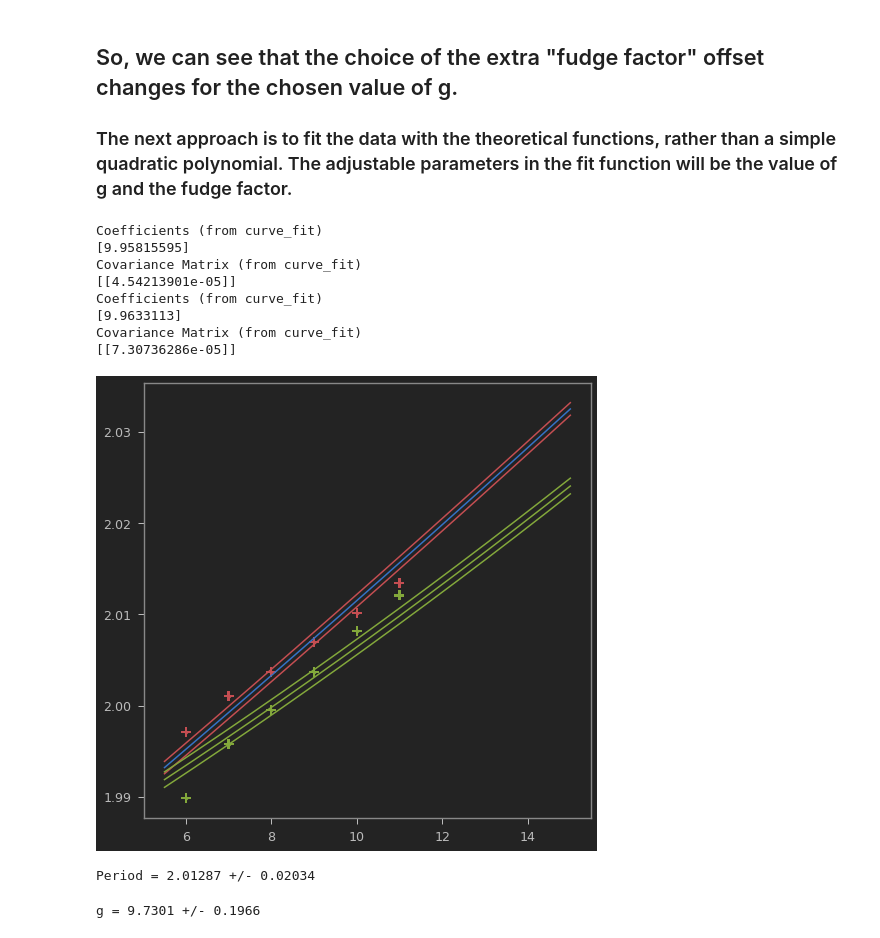
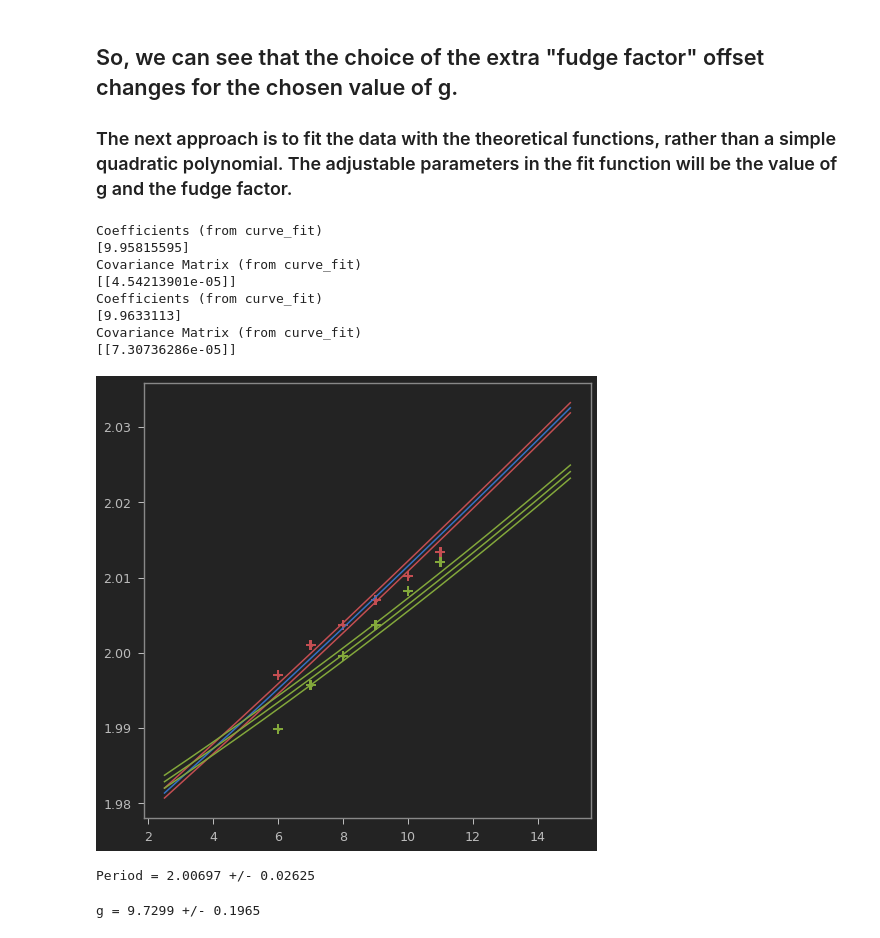
Before and after one commit to brash99/phys421, a Jupyter notebook: JupyterNotebooks/lowry/KaterPendulum.ipynb, the cells around one changed output. Drawn from its saved outputs; the diff is of its cells as text; code cells hidden in the pictures.

```diff
--- a/JupyterNotebooks/lowry/KaterPendulum.ipynb
+++ b/JupyterNotebooks/lowry/KaterPendulum.ipynb
@@ -486,7 +486,7 @@ y = np.array(up['Period'])
 poptu, pcovu = curve_fit(theoryfitfunction1,x,y,p0=init_vals)
 
 #xi = np.linspace(np.min(x),np.max(x),100)
-xi = np.linspace(5.5,15.0,1000)
+xi = np.linspace(2.5,15.0,1000)
 ps = np.random.multivariate_normal(poptu,pcovu,10000)
 ysample=np.asarray([theoryfitfunction1(xi,*pi) for pi in ps])
 loweru = np.percentile(ysample,16.0,axis=0)
@@ -504,7 +504,7 @@ y = np.array(down['Period'])
 poptd, pcovd = curve_fit(theoryfitfunction2,x,y,p0=init_vals)
 
 #xi = np.linspace(np.min(x),np.max(x),100)
-xi = np.linspace(5.5,15.0,1000)
+xi = np.linspace(2.5,15.0,1000)
 ps = np.random.multivariate_normal(poptd,pcovd,10000)
 ysample=np.asarray([theoryfitfunction2(xi,*pi) for pi in ps])
 lowerd = np.percentile(ysample,16.0,axis=0)
@@ -515,34 +515,34 @@ print("Coefficients (from curve_fit)")
 print (poptd)
 print("Covariance Matrix (from curve_fit)")
 print (pcovd)
 
 fig2, axs2 = plt.subplots(nrows=1, ncols=1, figsize=(8,8))
 
 axs2.errorbar(up.Xpos,up.Period,yerr=up.dPeriod,xerr=up.dXpos,fmt='r.',capsize=5, capthick=2)
 axs2.errorbar(down.Xpos,down.Period,yerr=down.dPeriod,xerr=down.dXpos,fmt='g.',capsize=5, capthick=2)
 
 axs2.plot(xi,middleu)
 axs2.plot(xi,loweru,'r')
 axs2.plot(xi,upperu,'r')
 
 axs2.plot(xi,middled)
 axs2.plot(xi,lowerd,'g')
 axs2.plot(xi,upperd,'g')
 
 #axs2.set_xlim(3.8,4.3)
 #axs2.set_ylim(2.003,2.006)
 
 plt.show()
 # %% [output]
 Coefficients (from curve_fit)
 [9.95815595]
 Covariance Matrix (from curve_fit)
 [[4.54213901e-05]]
 Coefficients (from curve_fit)
 [9.9633113]
 Covariance Matrix (from curve_fit)
 [[7.30736286e-05]]
-[figure, old version]
+[figure, new version]
 # %%
 tmin = []
 for i in range(len(xi)):
@@ -563,7 +563,7 @@ dtbar = (tmax-tmin)/2.0
 
 print ("Period = %0.5f +/- %0.5f" % (tbar,dtbar))
 # %% [output]
-Period = 2.01287 +/- 0.02034
+Period = 2.00697 +/- 0.02625
 # %%
 length = 0.9986
 dlength = 0.00005
@@ -573,4 +573,4 @@ dg = g*np.sqrt((dlength/length)**2+(2*dtbar/tbar)**2)
 
 print ("g = %0.4f +/- %0.4f" % (g,dg))
 # %% [output]
-g = 9.7301 +/- 0.1966
+g = 9.7299 +/- 0.1965
```
Also changed, not shown: parts of 3 cells of this notebook.
